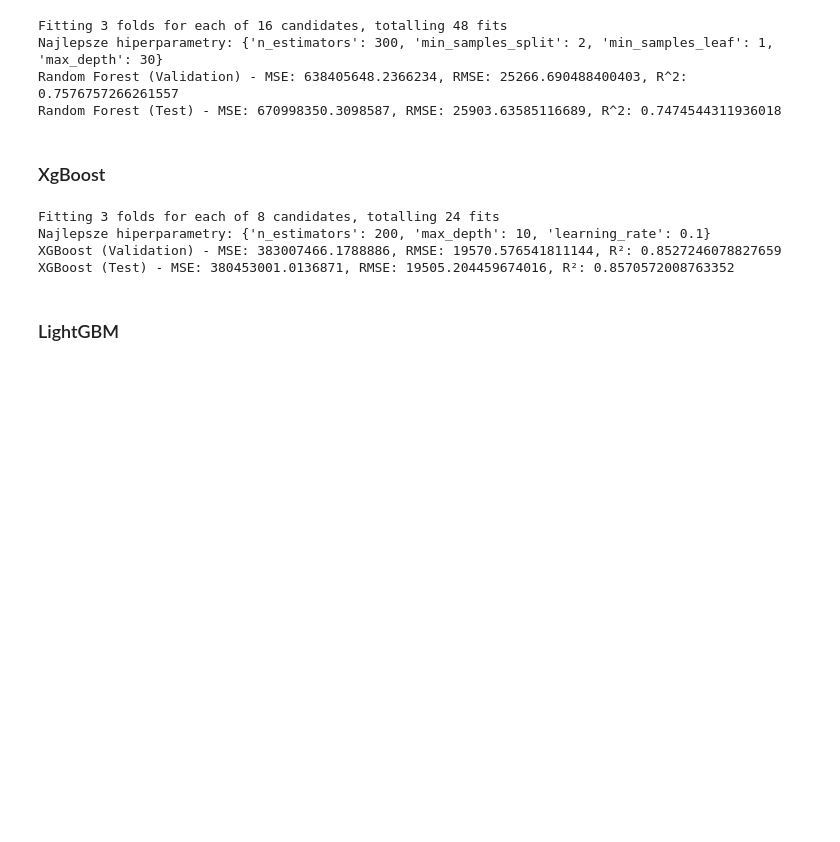
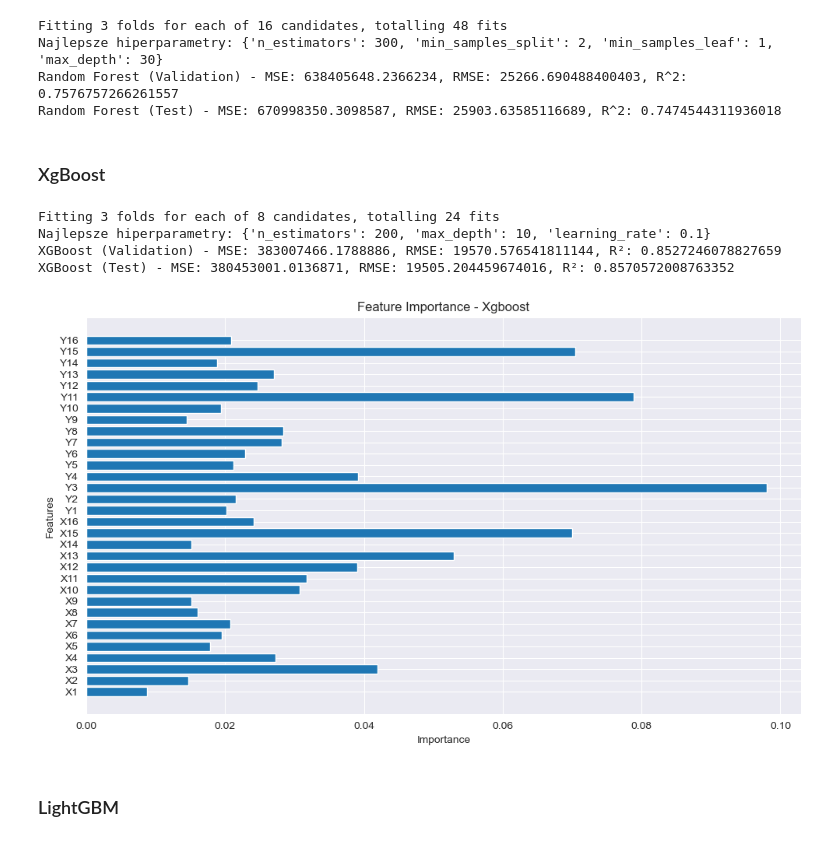
Before and after one commit to Ciaptok/Wave-Energy-Converters-Dataset-Analyze, a Jupyter notebook: notebooks/Perth.ipynb, the cells around one changed output. Saved outputs shown, nothing was run; the diff lists cells and outputs as text; code cells hidden in the pictures; blank space fills up the shorter version.

```diff
--- a/notebooks/Perth.ipynb
+++ b/notebooks/Perth.ipynb
@@ -481,33 +481,47 @@ random_search.fit(X_train, y_train)
 
 # Najlepszy model i hiperparametry
 best_xgb = random_search.best_estimator_
 print("Najlepsze hiperparametry:", random_search.best_params_)
 
 # Ocena na zbiorze walidacyjnym
 y_val_pred = best_xgb.predict(X_val)
 mse_val = mean_squared_error(y_val, y_val_pred)
 rmse_val = np.sqrt(mse_val)
 r2_val = r2_score(y_val, y_val_pred)
 
 print(f"XGBoost (Validation) - MSE: {mse_val}, RMSE: {rmse_val}, R²: {r2_val}")
 
 # Ocena najlepszego modelu na zbiorze testowym
 y_test_pred = best_xgb.predict(X_test)
 mse_test = mean_squared_error(y_test, y_test_pred)
 rmse_test3 = np.sqrt(mse_test)
 r2_test = r2_score(y_test, y_test_pred)
 
 print(f"XGBoost (Test) - MSE: {mse_test}, RMSE: {rmse_test3}, R²: {r2_test}")
 
 
 # Najlepsze hiperparametry: {'n_estimators': 200, 'max_depth': 10, 'learning_rate': 0.1}
 # XGBoost (Validation) - MSE: 383007466.1788886, RMSE: 19570.576541811144, R²: 0.8527246078827659
 # XGBoost (Test) - MSE: 380453001.0136871, RMSE: 19505.204459674016, R²: 0.8570572008763352
+
+# Feature Importance
+feature_importance = best_xgb.feature_importances_
+feature_names = X_train.columns
+
+# Wizualizacja Feature Importance
+plt.figure(figsize=(10, 6))
+plt.barh(feature_names, feature_importance)
+plt.title("Feature Importance - Xgboost")
+plt.xlabel("Importance")
+plt.ylabel("Features")
+plt.tight_layout()
+plt.show()
 # %% [output]
 Fitting 3 folds for each of 8 candidates, totalling 24 fits
 Najlepsze hiperparametry: {'n_estimators': 200, 'max_depth': 10, 'learning_rate': 0.1}
 XGBoost (Validation) - MSE: 383007466.1788886, RMSE: 19570.576541811144, R²: 0.8527246078827659
 XGBoost (Test) - MSE: 380453001.0136871, RMSE: 19505.204459674016, R²: 0.8570572008763352
+[figure, added]
 # %% [markdown]
 ### LightGBM
 # %%
```
Also changed, not shown: parts of 1 cell of this notebook.
